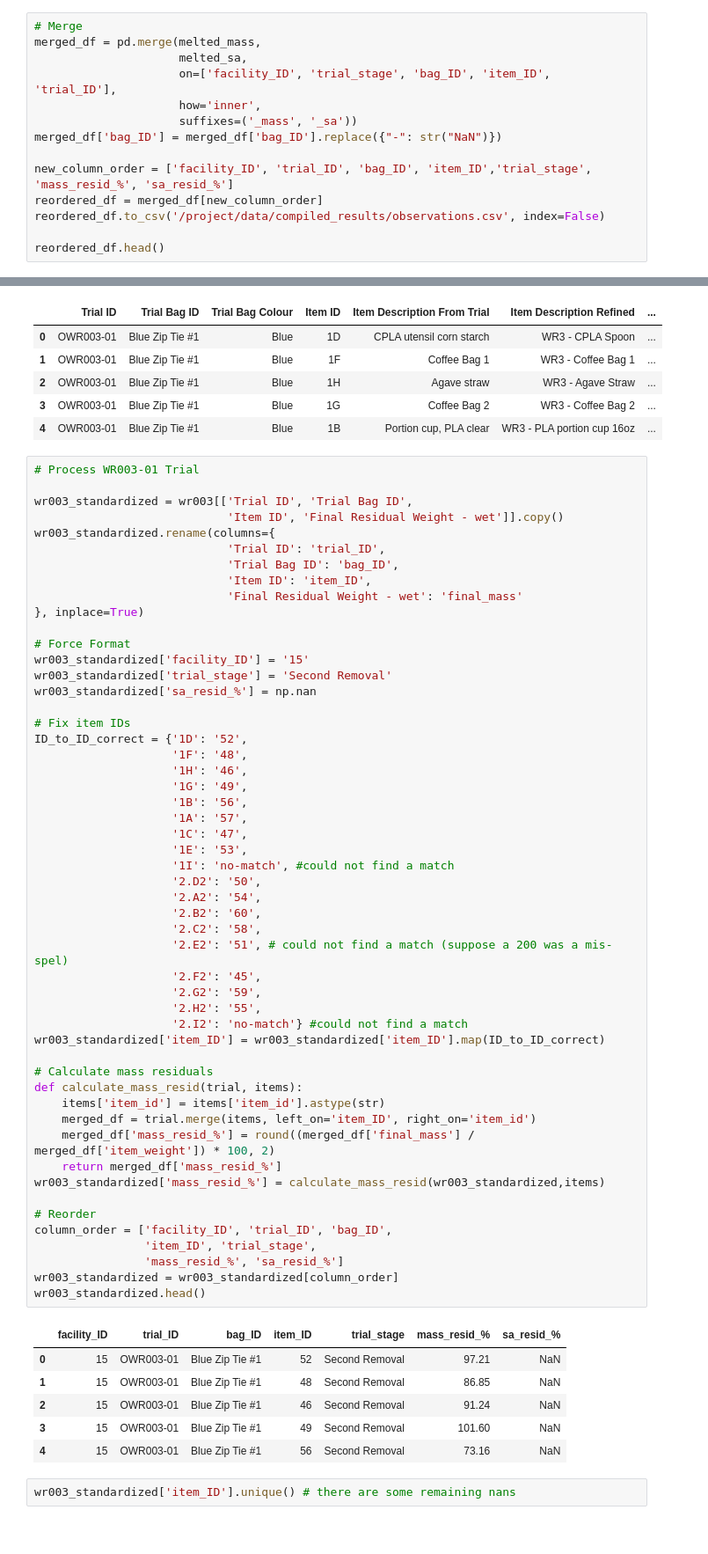
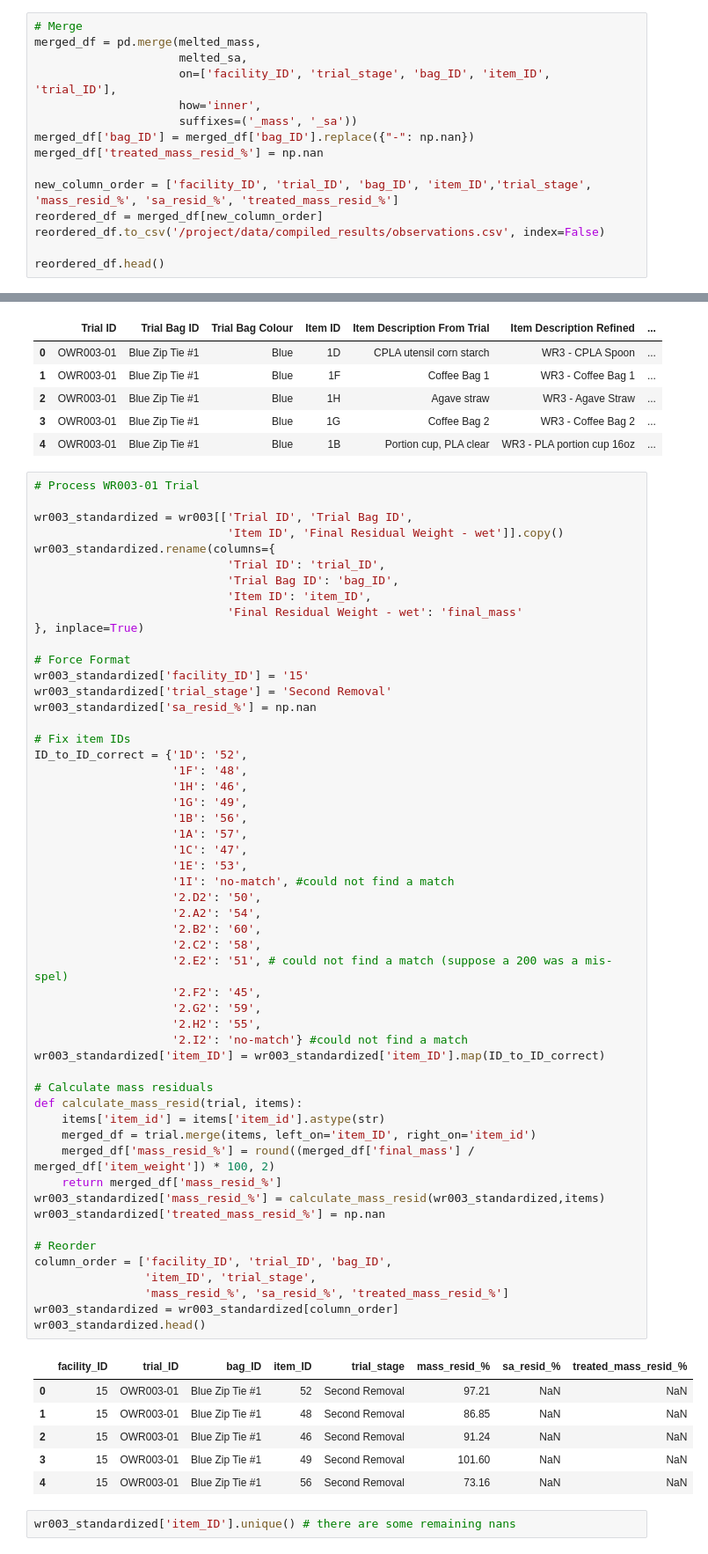
Before and after one commit to uchicago-dsi/compostable-disintegration-analysis, a Jupyter notebook: notebooks/add_observations_10trials.ipynb, the cells around one changed output, grey strips where cells are left out. Shown at 88% size. Drawn from its saved outputs; the diff is of its cells as text.

```diff
--- a/notebooks/add_observations_10trials.ipynb
+++ b/notebooks/add_observations_10trials.ipynb
@@ -157,9 +157,10 @@ merged_df = pd.merge(melted_mass,
                      on=['facility_ID', 'trial_stage', 'bag_ID', 'item_ID', 'trial_ID'],
                      how='inner',
                      suffixes=('_mass', '_sa'))
-merged_df['bag_ID'] = merged_df['bag_ID'].replace({"-": str("NaN")})
+merged_df['bag_ID'] = merged_df['bag_ID'].replace({"-": np.nan})
+merged_df['treated_mass_resid_%'] = np.nan
 
-new_column_order = ['facility_ID', 'trial_ID', 'bag_ID', 'item_ID','trial_stage', 'mass_resid_%', 'sa_resid_%']
+new_column_order = ['facility_ID', 'trial_ID', 'bag_ID', 'item_ID','trial_stage', 'mass_resid_%', 'sa_resid_%', 'treated_mass_resid_%']
 reordered_df = merged_df[new_column_order]
 reordered_df.to_csv('/project/data/compiled_results/observations.csv', index=False)
 
@@ -313,40 +315,41 @@ ID_to_ID_correct = {'1D': '52',
                     '1B': '56',
                     '1A': '57',
                     '1C': '47',
                     '1E': '53',
                     '1I': 'no-match', #could not find a match
                     '2.D2': '50',
                     '2.A2': '54',
                     '2.B2': '60',
                     '2.C2': '58',
                     '2.E2': '51', # could not find a match (suppose a 200 was a mis-spel)
                     '2.F2': '45',
                     '2.G2': '59',
                     '2.H2': '55',
                     '2.I2': 'no-match'} #could not find a match
 wr003_standardized['item_ID'] = wr003_standardized['item_ID'].map(ID_to_ID_correct)
 
 # Calculate mass residuals
 def calculate_mass_resid(trial, items):
     items['item_id'] = items['item_id'].astype(str)
     merged_df = trial.merge(items, left_on='item_ID', right_on='item_id')
     merged_df['mass_resid_%'] = round((merged_df['final_mass'] / merged_df['item_weight']) * 100, 2)
     return merged_df['mass_resid_%']
 wr003_standardized['mass_resid_%'] = calculate_mass_resid(wr003_standardized,items)
+wr003_standardized['treated_mass_resid_%'] = np.nan
 
 # Reorder
 column_order = ['facility_ID', 'trial_ID', 'bag_ID',
                 'item_ID', 'trial_stage',
-                'mass_resid_%', 'sa_resid_%']
+                'mass_resid_%', 'sa_resid_%', 'treated_mass_resid_%']
 wr003_standardized = wr003_standardized[column_order]
 wr003_standardized.head()
 # %% [output]
-|  | facility_ID | trial_ID | bag_ID | item_ID | trial_stage | mass_resid_% | sa_resid_% |
-| 0 | 15 | OWR003-01 | Blue Zip Tie #1 | 52 | Second Removal | 97.21 | NaN |
-| 1 | 15 | OWR003-01 | Blue Zip Tie #1 | 48 | Second Removal | 86.85 | NaN |
-| 2 | 15 | OWR003-01 | Blue Zip Tie #1 | 46 | Second Removal | 91.24 | NaN |
-| 3 | 15 | OWR003-01 | Blue Zip Tie #1 | 49 | Second Removal | 101.60 | NaN |
-| 4 | 15 | OWR003-01 | Blue Zip Tie #1 | 56 | Second Removal | 73.16 | NaN |
+|  | facility_ID | trial_ID | bag_ID | item_ID | trial_stage | mass_resid_% | sa_resid_% | treated_mass_resid_% |
+| 0 | 15 | OWR003-01 | Blue Zip Tie #1 | 52 | Second Removal | 97.21 | NaN | NaN |
+| 1 | 15 | OWR003-01 | Blue Zip Tie #1 | 48 | Second Removal | 86.85 | NaN | NaN |
+| 2 | 15 | OWR003-01 | Blue Zip Tie #1 | 46 | Second Removal | 91.24 | NaN | NaN |
+| 3 | 15 | OWR003-01 | Blue Zip Tie #1 | 49 | Second Removal | 101.60 | NaN | NaN |
+| 4 | 15 | OWR003-01 | Blue Zip Tie #1 | 56 | Second Removal | 73.16 | NaN | NaN |
 # %%
 wr003_standardized['item_ID'].unique() # there are some remaining nans
 # %% [output]
```
Also changed, not shown: parts of 14 cells of this notebook, 1 other file.
